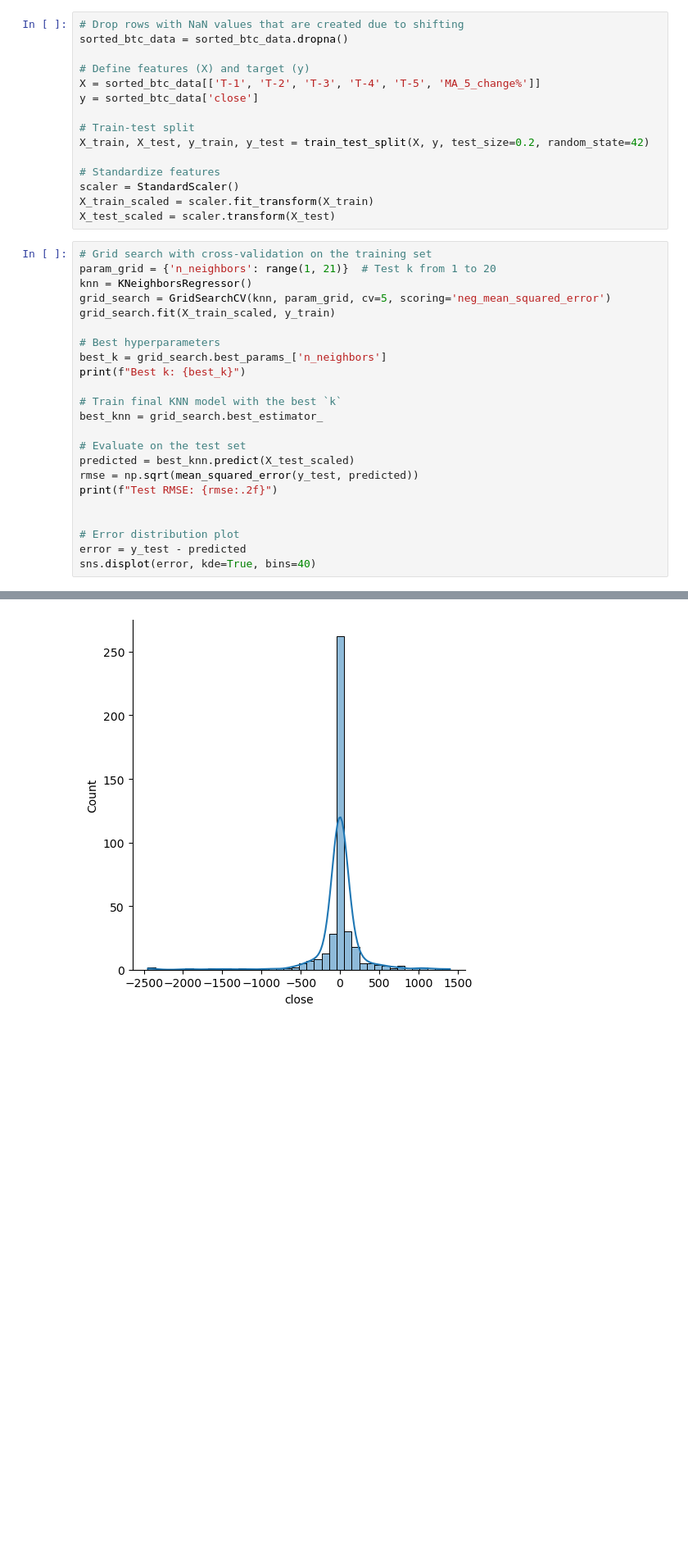
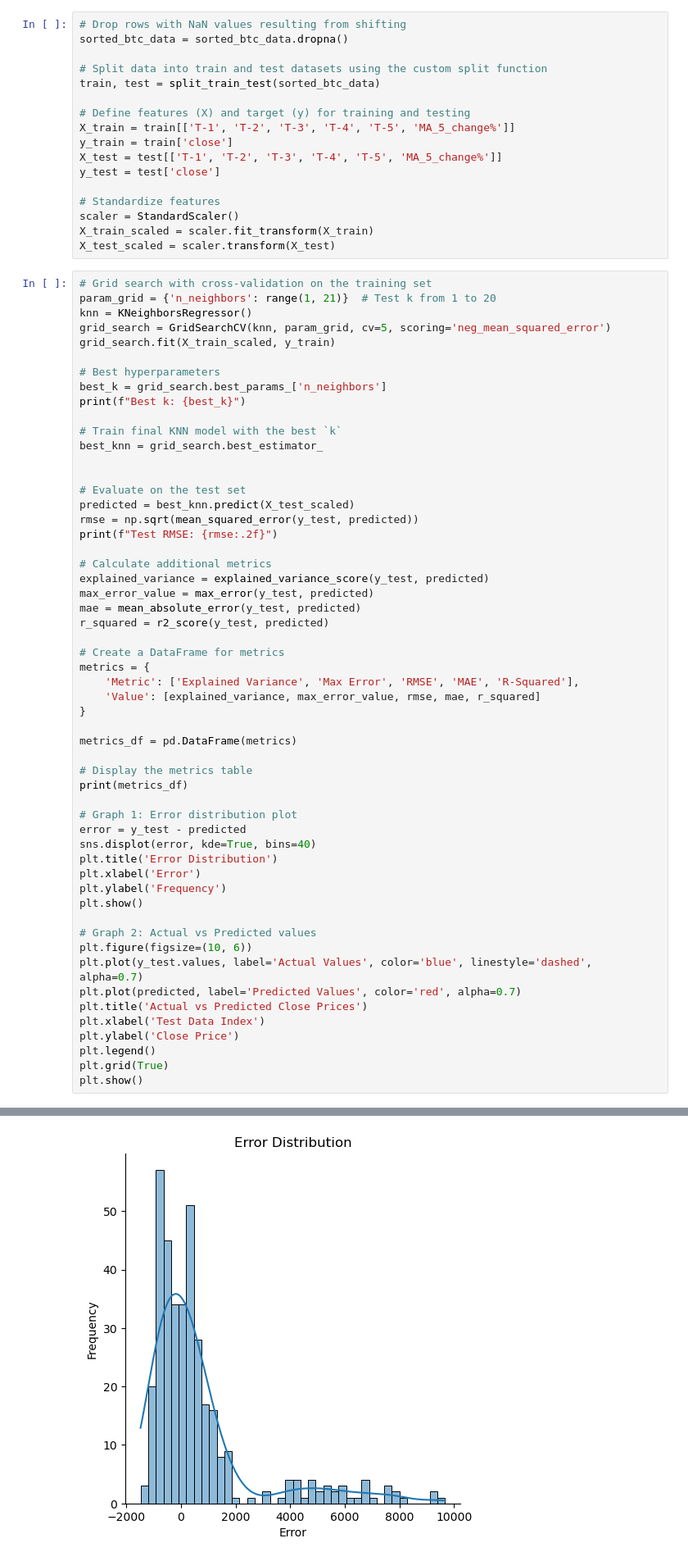
Before and after one commit to ryyeh/dsi-team4-project, a Jupyter notebook: code/Mung_knn_regression/knn_regression_btc.ipynb, the cells around one changed output, grey strips where cells are left out. Shown at 82% size. Saved outputs shown, nothing was run; the diff lists cells and outputs as text; blank space fills up the shorter version.

Commit message:
changes: 1 data split by date; 2 additional performance metrics; 3 graph of predicted vs. actual values on test data.

```diff
--- a/code/Mung_knn_regression/knn_regression_btc.ipynb
+++ b/code/Mung_knn_regression/knn_regression_btc.ipynb
@@ -49,13 +76,15 @@ sorted_btc_data.head()
 # %%
-# Drop rows with NaN values that are created due to shifting
+# Drop rows with NaN values resulting from shifting
 sorted_btc_data = sorted_btc_data.dropna()
 
-# Define features (X) and target (y)
-X = sorted_btc_data[['T-1', 'T-2', 'T-3', 'T-4', 'T-5', 'MA_5_change%']]
-y = sorted_btc_data['close']
+# Split data into train and test datasets using the custom split function
+train, test = split_train_test(sorted_btc_data)
 
-# Train-test split
-X_train, X_test, y_train, y_test = train_test_split(X, y, test_size=0.2, random_state=42)
+# Define features (X) and target (y) for training and testing
+X_train = train[['T-1', 'T-2', 'T-3', 'T-4', 'T-5', 'MA_5_change%']]
+y_train = train['close']
+X_test = test[['T-1', 'T-2', 'T-3', 'T-4', 'T-5', 'MA_5_change%']]
+y_test = test['close']
 
 # Standardize features
 scaler = StandardScaler()
@@ -75,13 +104,45 @@ print(f"Best k: {best_k}")
 # Train final KNN model with the best `k`
 best_knn = grid_search.best_estimator_
 
+
 # Evaluate on the test set
 predicted = best_knn.predict(X_test_scaled)
 rmse = np.sqrt(mean_squared_error(y_test, predicted))
 print(f"Test RMSE: {rmse:.2f}")
 
+# Calculate additional metrics
+explained_variance = explained_variance_score(y_test, predicted)
+max_error_value = max_error(y_test, predicted)
+mae = mean_absolute_error(y_test, predicted)
+r_squared = r2_score(y_test, predicted)
 
-# Error distribution plot
+# Create a DataFrame for metrics
+metrics = {
+    'Metric': ['Explained Variance', 'Max Error', 'RMSE', 'MAE', 'R-Squared'],
+    'Value': [explained_variance, max_error_value, rmse, mae, r_squared]
+}
+
+metrics_df = pd.DataFrame(metrics)
+
+# Display the metrics table
+print(metrics_df)
+
+# Graph 1: Error distribution plot
 error = y_test - predicted
 sns.displot(error, kde=True, bins=40)
+plt.title('Error Distribution')
+plt.xlabel('Error')
+plt.ylabel('Frequency')
+plt.show()
+
+# Graph 2: Actual vs Predicted values
+plt.figure(figsize=(10, 6))
+plt.plot(y_test.values, label='Actual Values', color='blue', linestyle='dashed', alpha=0.7)
+plt.plot(predicted, label='Predicted Values', color='red', alpha=0.7)
+plt.title('Actual vs Predicted Close Prices')
+plt.xlabel('Test Data Index')
+plt.ylabel('Close Price')
+plt.legend()
+plt.grid(True)
+plt.show()
 # %% [output]
@@ -91 +157 @@ Test RMSE: 317.43
-[figure, old version]
+[figure, new version]
```
Also changed, not shown: parts of 4 cells of this notebook.
